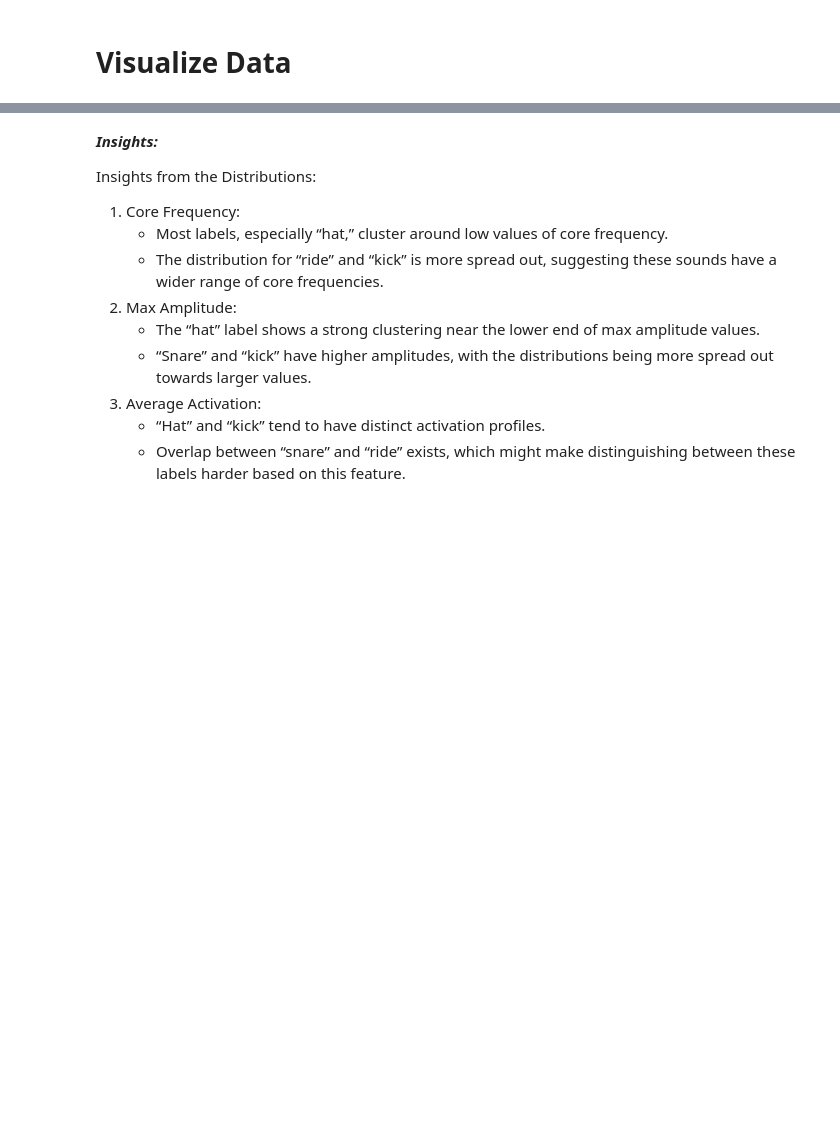
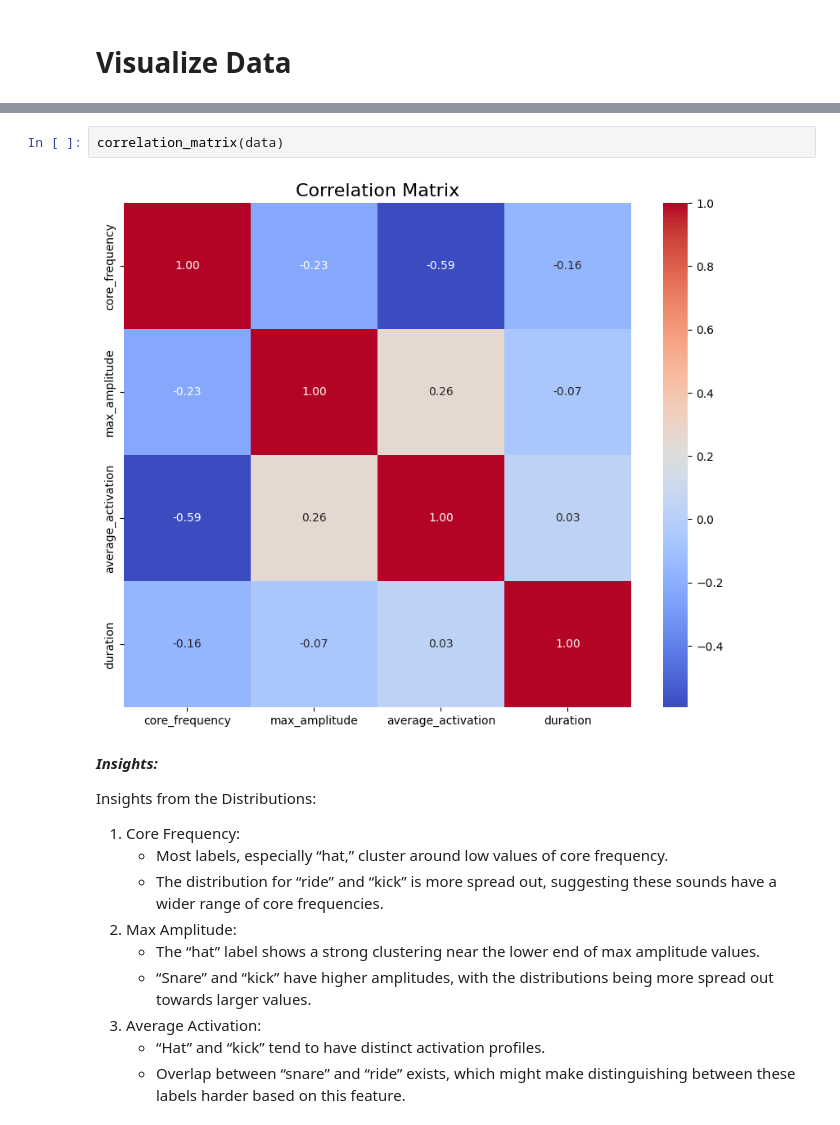
Before and after one commit to dsci445-csu/project-6, a Jupyter notebook: group_6_paper.ipynb, the cells around one changed output, grey strips where cells are left out. Cells and saved outputs as stored; diff of their text form; blank space fills up the shorter version.

```diff
--- a/group_6_paper.ipynb
+++ b/group_6_paper.ipynb
@@ -231,3 +184,7 @@ plt.show()
+# %%
+correlation_matrix(data)
+# %% [output]
+[figure, added]
 # %% [markdown]
 ***Insights:***
 
```
Also changed, not shown: parts of 25 cells of this notebook, 1 other file.
